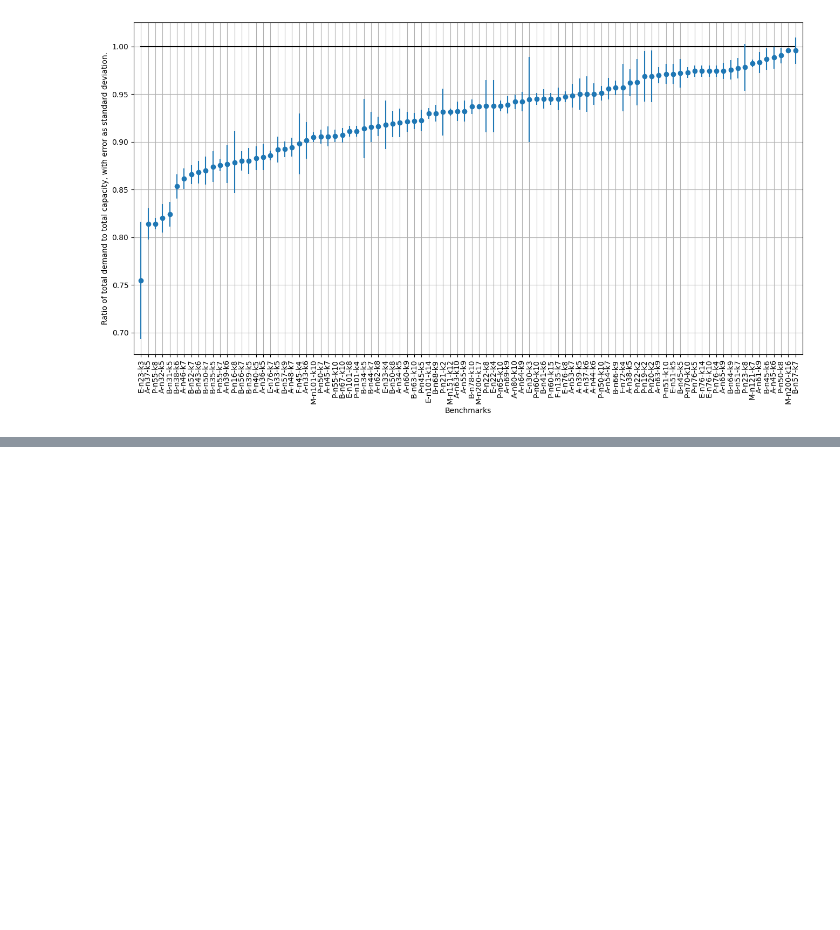
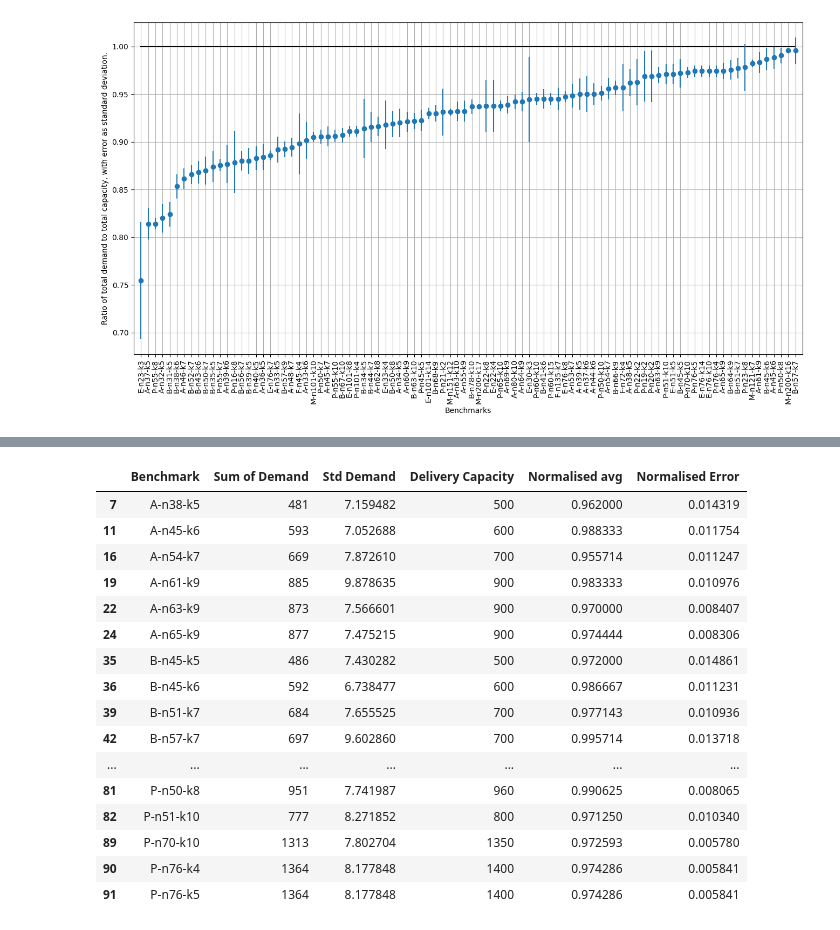
Before and after one commit to Ananta-One-1/PickingRepresentativeBenchmarks, a Jupyter notebook: BenchmarkStats.ipynb, the cells around one changed output, grey strips where cells are left out. Cells and saved outputs as stored; diff of their text form; code cells hidden in the pictures; blank space fills up the shorter version.

```diff
--- a/BenchmarkStats.ipynb
+++ b/BenchmarkStats.ipynb
@@ -86,0 +144,21 @@ plt.show()
+# %%
+filteredDF = df[(df["Normalised avg"] > 0.95)]
+filteredDF.sort_values(["Benchmark", "Normalised avg"])
+# %% [output]
+|  | Benchmark | Sum of Demand | Std Demand | Delivery Capacity | Normalised avg | Normalised Error |
+| 7 | A-n38-k5 | 481 | 7.159482 | 500 | 0.962000 | 0.014319 |
+| 11 | A-n45-k6 | 593 | 7.052688 | 600 | 0.988333 | 0.011754 |
+| 16 | A-n54-k7 | 669 | 7.872610 | 700 | 0.955714 | 0.011247 |
+| 19 | A-n61-k9 | 885 | 9.878635 | 900 | 0.983333 | 0.010976 |
+| 22 | A-n63-k9 | 873 | 7.566601 | 900 | 0.970000 | 0.008407 |
+| 24 | A-n65-k9 | 877 | 7.475215 | 900 | 0.974444 | 0.008306 |
+| 35 | B-n45-k5 | 486 | 7.430282 | 500 | 0.972000 | 0.014861 |
+| 36 | B-n45-k6 | 592 | 6.738477 | 600 | 0.986667 | 0.011231 |
+| 39 | B-n51-k7 | 684 | 7.655525 | 700 | 0.977143 | 0.010936 |
+| 42 | B-n57-k7 | 697 | 9.602860 | 700 | 0.995714 | 0.013718 |
+| ... | ... | ... | ... | ... | ... | ... |
+| 81 | P-n50-k8 | 951 | 7.741987 | 960 | 0.990625 | 0.008065 |
+| 82 | P-n51-k10 | 777 | 8.271852 | 800 | 0.971250 | 0.010340 |
+| 89 | P-n70-k10 | 1313 | 7.802704 | 1350 | 0.972593 | 0.005780 |
+| 90 | P-n76-k4 | 1364 | 8.177848 | 1400 | 0.974286 | 0.005841 |
+| 91 | P-n76-k5 | 1364 | 8.177848 | 1400 | 0.974286 | 0.005841 |
```
Also changed, not shown: parts of 4 cells of this notebook.
